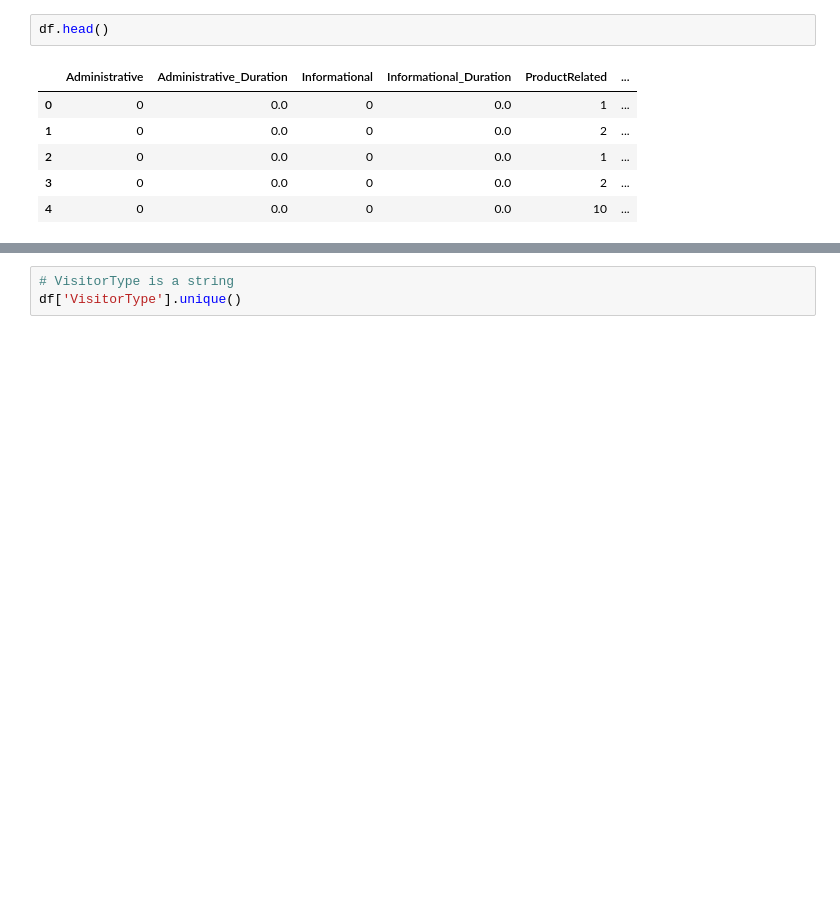
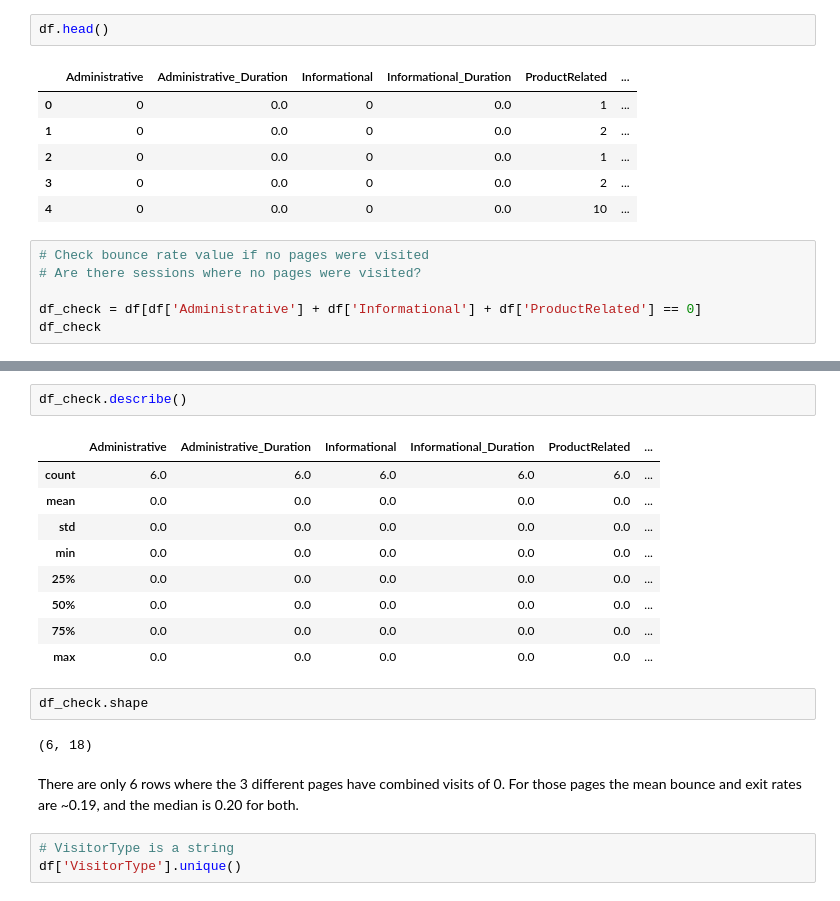
Before and after one commit to AnnaMalaschenko/Ecommerce-Shopper-Behavior, a Jupyter notebook: notebooks/anna_eda.ipynb, the cells around one changed output, grey strips where cells are left out. Saved outputs shown, nothing was run; the diff lists cells and outputs as text; blank space fills up the shorter version.

```diff
--- a/notebooks/anna_eda.ipynb
+++ b/notebooks/anna_eda.ipynb
@@ -33,3 +33,9 @@ df.head()
 | 2 | 0 | 0.0 | 0 | 0.0 | 1 | ... |
 | 3 | 0 | 0.0 | 0 | 0.0 | 2 | ... |
 | 4 | 0 | 0.0 | 0 | 0.0 | 10 | ... |
+# %%
+# Check bounce rate value if no pages were visited
+# Are there sessions where no pages were visited?
+
+df_check = df[df['Administrative'] + df['Informational'] + df['ProductRelated'] == 0]
+df_check
@@ -36,3 +50,21 @@ df.head()
+# %%
+df_check.describe()
+# %% [output]
+|  | Administrative | Administrative_Duration | Informational | Informational_Duration | ProductRelated | ... |
+| count | 6.0 | 6.0 | 6.0 | 6.0 | 6.0 | ... |
+| mean | 0.0 | 0.0 | 0.0 | 0.0 | 0.0 | ... |
+| std | 0.0 | 0.0 | 0.0 | 0.0 | 0.0 | ... |
+| min | 0.0 | 0.0 | 0.0 | 0.0 | 0.0 | ... |
+| 25% | 0.0 | 0.0 | 0.0 | 0.0 | 0.0 | ... |
+| 50% | 0.0 | 0.0 | 0.0 | 0.0 | 0.0 | ... |
+| 75% | 0.0 | 0.0 | 0.0 | 0.0 | 0.0 | ... |
+| max | 0.0 | 0.0 | 0.0 | 0.0 | 0.0 | ... |
+# %%
+df_check.shape
+# %% [output]
+(6, 18)
+# %% [markdown]
+There are only 6 rows where the 3 different pages have combined visits of 0. For those pages the mean bounce and exit rates are ~0.19, and the median is 0.20 for both.
 # %%
 # VisitorType is a string
 df['VisitorType'].unique()
```
Also changed, not shown: parts of 20 cells of this notebook, 1 other file.
